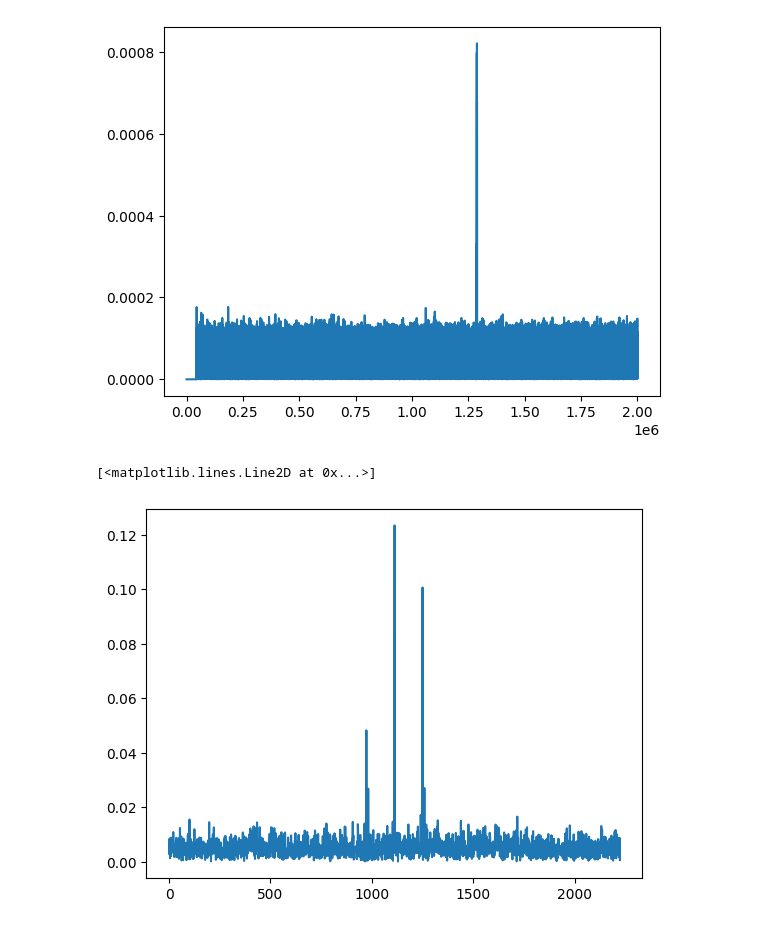
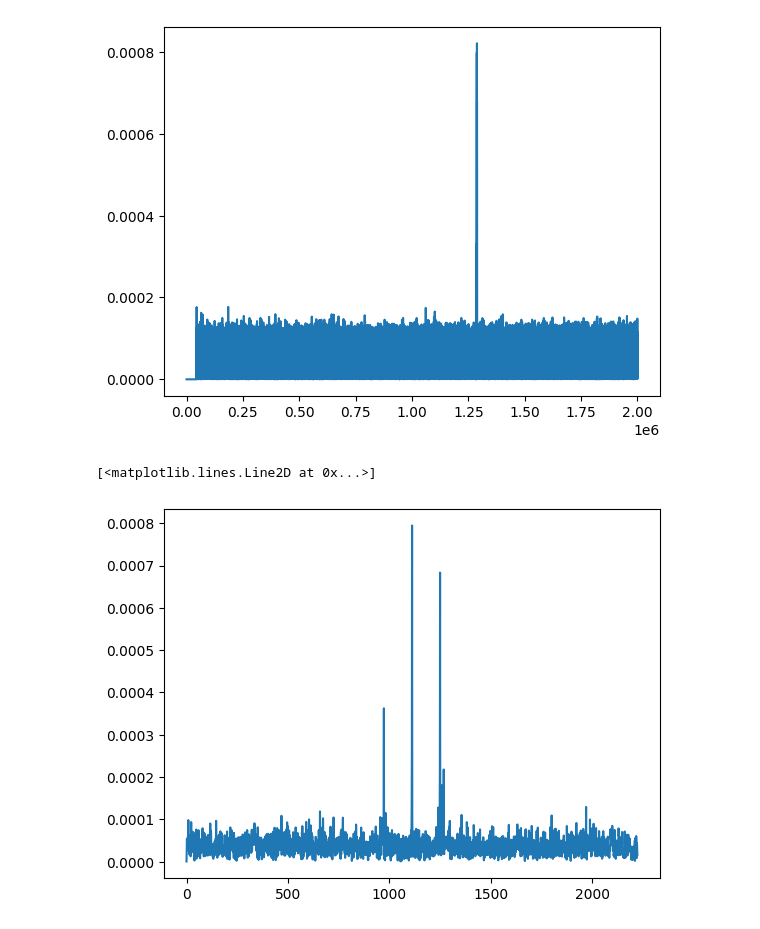
Before and after one commit to navya-xx/OTA-C, a Jupyter notebook: cpp/save_corr_data_analysis.ipynb, the cells around one changed output. Saved outputs shown, nothing was run; the diff lists cells and outputs as text; code cells hidden in the pictures.

```diff
--- a/cpp/save_corr_data_analysis.ipynb
+++ b/cpp/save_corr_data_analysis.ipynb
@@ -44,9 +44,9 @@ print(np.argmax(plot_corr))
 1288303
 [figure]
 # %%
-plot_corr = np.abs(complex_symbols)
+plot_corr = np.abs(complex_symbols) / N
 pmax = np.argmax(plot_corr).item()
 plt.plot(plot_corr[pmax-N*8 : pmax + N*8])
 # %% [output]
 [<matplotlib.lines.Line2D at 0x...>]
-[figure, old version]
+[figure, new version]
```
Also changed, not shown: parts of 4 cells of this notebook, 12 other files.
